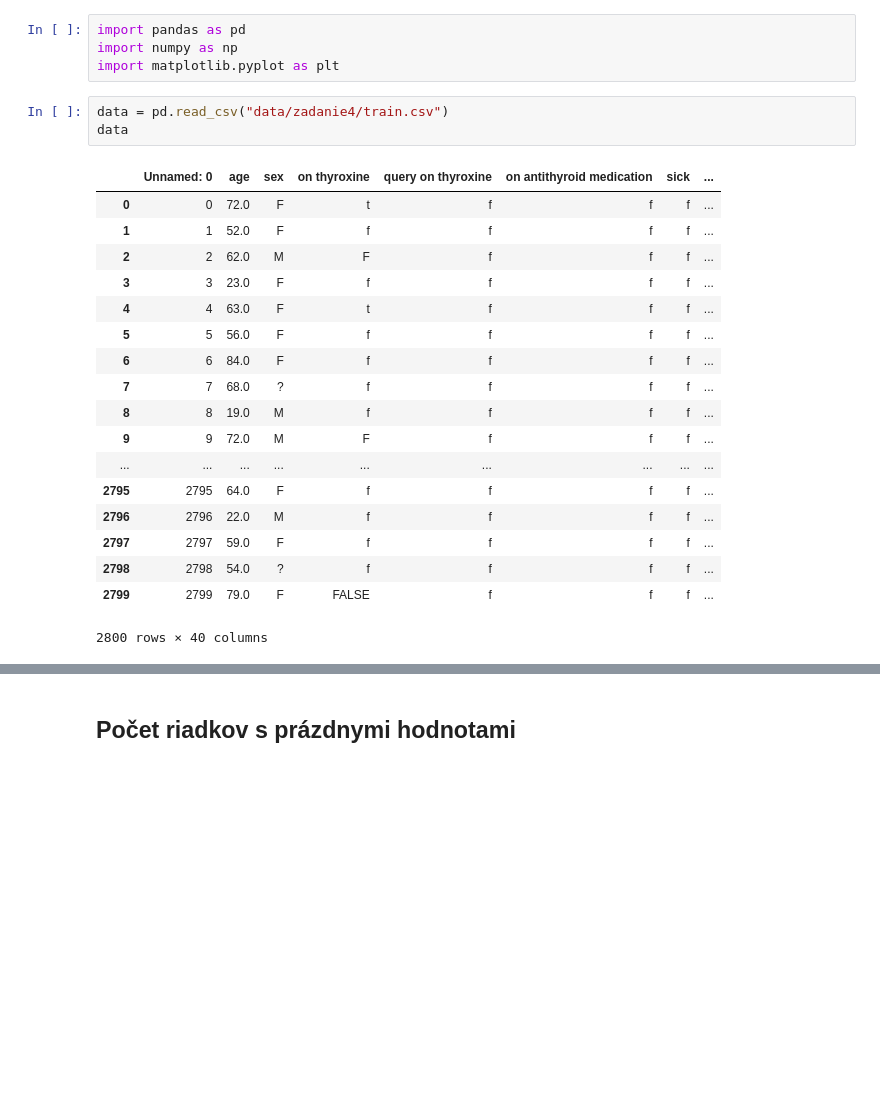
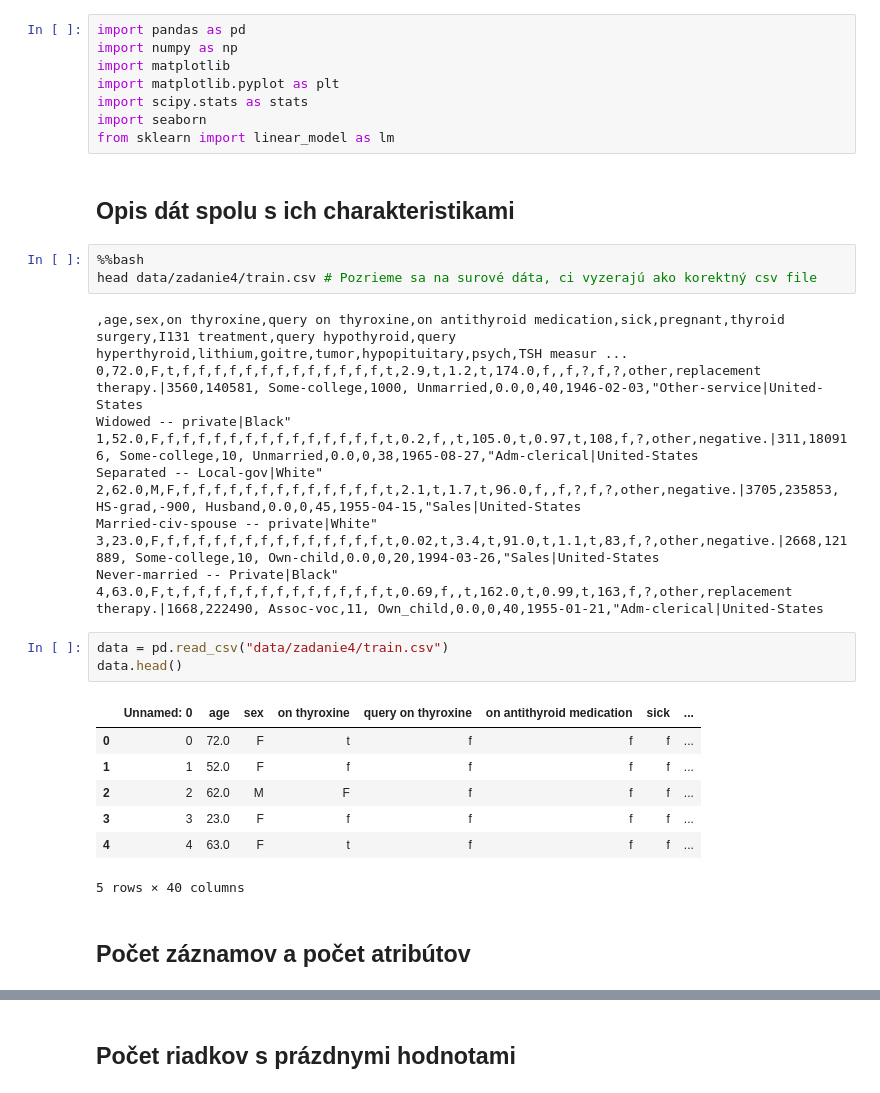
Before and after one commit to PeterJurkacek/IAU_2018_Jurkacek_Vyskoc, a Jupyter notebook: project.ipynb, the cells around one changed output, grey strips where cells are left out. Saved outputs shown, nothing was run; the diff lists cells and outputs as text; blank space fills up the shorter version.

```diff
--- a/project.ipynb
+++ b/project.ipynb
@@ -1,26 +19,37 @@
 # %%
 import pandas as pd
 import numpy as np
+import matplotlib
 import matplotlib.pyplot as plt
+import scipy.stats as stats
+import seaborn
+from sklearn import linear_model as lm
+# %% [markdown]
+## Opis dát spolu s ich charakteristikami
+# %%
+%%bash
+head data/zadanie4/train.csv # Pozrieme sa na surové dáta, ci vyzerajú ako korektný csv file
+# %% [output]
+,age,sex,on thyroxine,query on thyroxine,on antithyroid medication,sick,pregnant,thyroid surgery,I131 treatment,query hypothyroid,query hyperthyroid,lithium,goitre,tumor,hypopituitary,psych,TSH measur ...
+0,72.0,F,t,f,f,f,f,f,f,f,f,f,f,f,f,f,t,2.9,t,1.2,t,174.0,f,,f,?,f,?,other,replacement therapy.|3560,140581, Some-college,1000, Unmarried,0.0,0,40,1946-02-03,"Other-service|United-States
+Widowed -- private|Black"
+1,52.0,F,f,f,f,f,f,f,f,f,f,f,f,f,f,f,t,0.2,f,,t,105.0,t,0.97,t,108,f,?,other,negative.|311,180916, Some-college,10, Unmarried,0.0,0,38,1965-08-27,"Adm-clerical|United-States
+Separated -- Local-gov|White"
+2,62.0,M,F,f,f,f,f,f,f,f,f,f,f,f,f,f,t,2.1,t,1.7,t,96.0,f,,f,?,f,?,other,negative.|3705,235853, HS-grad,-900, Husband,0.0,0,45,1955-04-15,"Sales|United-States
+Married-civ-spouse -- private|White"
+3,23.0,F,f,f,f,f,f,f,f,f,f,f,f,f,f,f,t,0.02,t,3.4,t,91.0,t,1.1,t,83,f,?,other,negative.|2668,121889, Some-college,10, Own-child,0.0,0,20,1994-03-26,"Sales|United-States
+Never-married -- Private|Black"
+4,63.0,F,t,f,f,f,f,f,f,f,f,f,f,f,f,f,t,0.69,f,,t,162.0,t,0.99,t,163,f,?,other,replacement therapy.|1668,222490, Assoc-voc,11, Own_child,0.0,0,40,1955-01-21,"Adm-clerical|United-States
 # %%
 data = pd.read_csv("data/zadanie4/train.csv")
-data
+data.head()
 # %% [output]
 |  | Unnamed: 0 | age | sex | on thyroxine | query on thyroxine | on antithyroid medication | sick | ... |
 | 0 | 0 | 72.0 | F | t | f | f | f | ... |
 | 1 | 1 | 52.0 | F | f | f | f | f | ... |
 | 2 | 2 | 62.0 | M | F | f | f | f | ... |
 | 3 | 3 | 23.0 | F | f | f | f | f | ... |
 | 4 | 4 | 63.0 | F | t | f | f | f | ... |
-| 5 | 5 | 56.0 | F | f | f | f | f | ... |
-| 6 | 6 | 84.0 | F | f | f | f | f | ... |
-| 7 | 7 | 68.0 | ? | f | f | f | f | ... |
-| 8 | 8 | 19.0 | M | f | f | f | f | ... |
-| 9 | 9 | 72.0 | M | F | f | f | f | ... |
-| ... | ... | ... | ... | ... | ... | ... | ... | ... |
-| 2795 | 2795 | 64.0 | F | f | f | f | f | ... |
-| 2796 | 2796 | 22.0 | M | f | f | f | f | ... |
-| 2797 | 2797 | 59.0 | F | f | f | f | f | ... |
-| 2798 | 2798 | 54.0 | ? | f | f | f | f | ... |
-| 2799 | 2799 | 79.0 | F | FALSE | f | f | f | ... |
-2800 rows × 40 columns
+5 rows × 40 columns
+# %% [markdown]
+## Počet záznamov a počet atribútov
```
Also changed, not shown: parts of 28 cells of this notebook.
